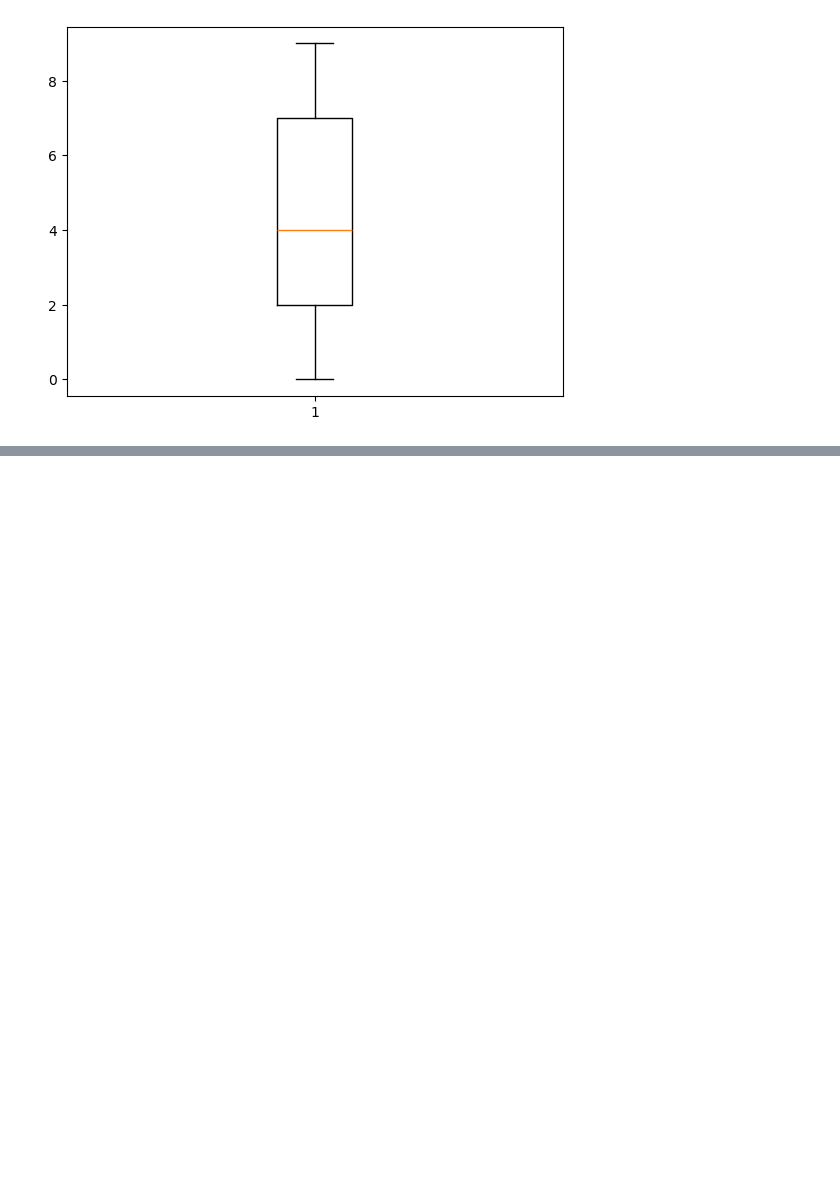
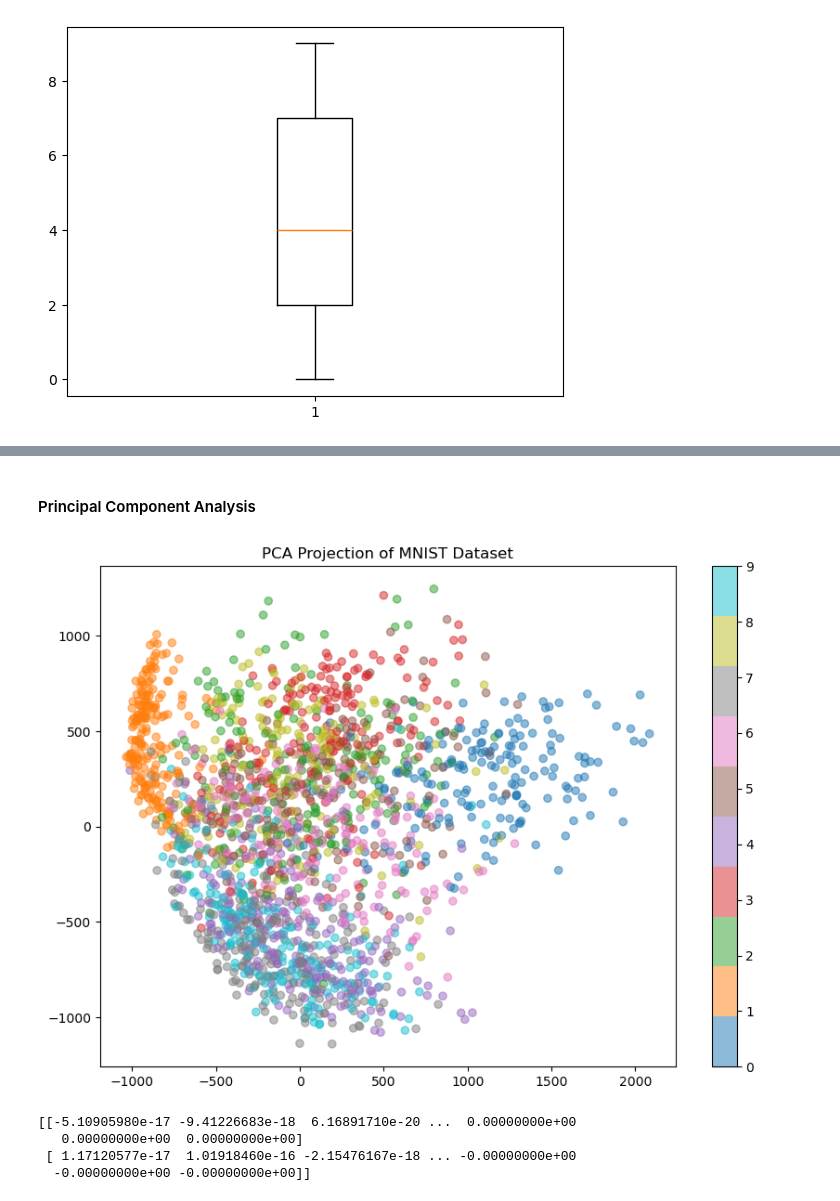
Before and after one commit to F-Fer/HOML-3_Exercises, a Jupyter notebook: MySolutions/Chapter-3/Chapter-3.ipynb, the cells around one changed output, grey strips where cells are left out. Drawn from its saved outputs; the diff is of its cells as text; code cells hidden in the pictures; blank space fills up the shorter version.

```diff
--- a/MySolutions/Chapter-3/Chapter-3.ipynb
+++ b/MySolutions/Chapter-3/Chapter-3.ipynb
@@ -151,0 +193,24 @@ plt.show()
+# %% [markdown]
+#### Principal Component Analysis
+# %%
+from sklearn.decomposition import PCA
+
+# Reduce the dimensionality to 2D using PCA
+pca = PCA(n_components=2)
+X_pca = pca.fit_transform(X[:2000])
+
+# Plot the 2D projection with labels
+plt.figure(figsize=(10, 7))
+scatter = plt.scatter(X_pca[:, 0], X_pca[:, 1], c=y[:2000].astype(int), cmap='tab10', alpha=0.5)
+plt.title('PCA Projection of MNIST Dataset')
+plt.colorbar(scatter)
+plt.show()
+# %% [output]
+[figure, added]
+# %%
+print(pca.components_)
+# %% [output]
+[[-5.10905980e-17 -9.41226683e-18  6.16891710e-20 ...  0.00000000e+00
+   0.00000000e+00  0.00000000e+00]
+ [ 1.17120577e-17  1.01918460e-16 -2.15476167e-18 ... -0.00000000e+00
+  -0.00000000e+00 -0.00000000e+00]]
```
Also changed, not shown: parts of 13 cells of this notebook.
